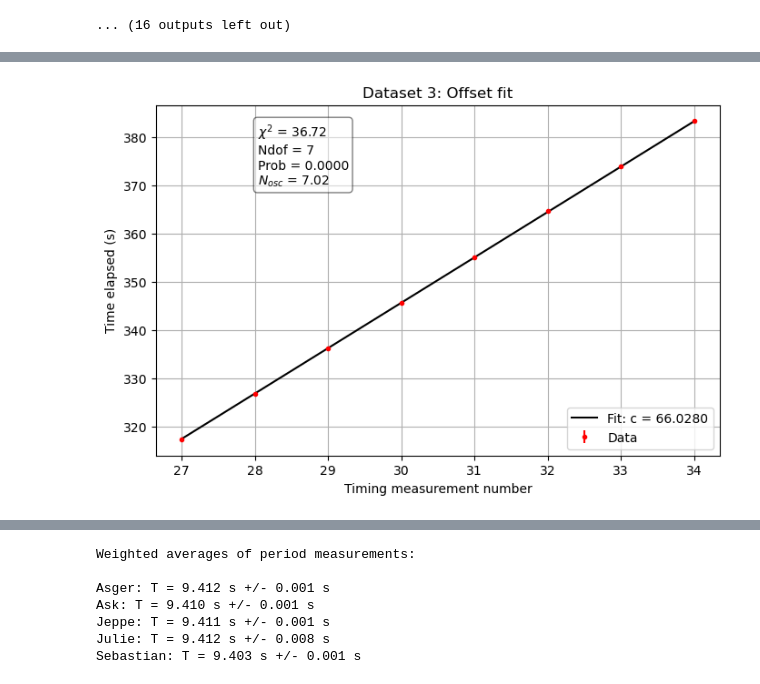
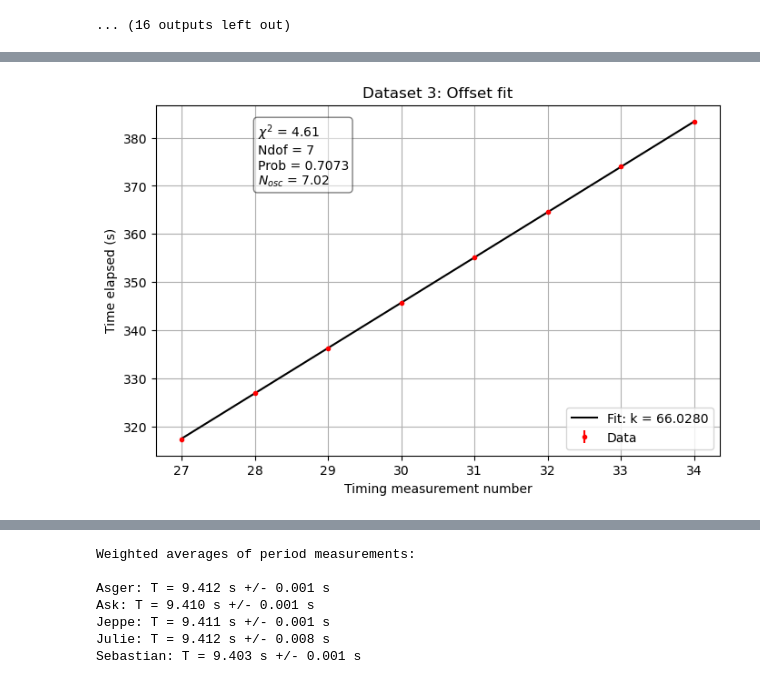
Before and after one commit to Julieloegstrup/Project, a Jupyter notebook: Pendulum/asger/asger_pendulum.ipynb, the cells around one changed output, grey strips where cells are left out. Saved outputs shown, nothing was run; the diff lists cells and outputs as text; code cells hidden in the pictures.

```diff
--- a/Pendulum/asger/asger_pendulum.ipynb
+++ b/Pendulum/asger/asger_pendulum.ipynb
@@ -452,7 +452,8 @@ for dat in data_sets:
 
     # Use previous linear fit parameters as fixed
     a_fixed, b_fixed = new_fit_params[i][:2]
-    sig = np.array(sigmas[i])
+    #sig = np.array(sigmas[i])
+    sig=0.1
     x0, jump0 = 25, 10  # adjust per dataset
 
     if i==1 or i==2 or i==4:
@@ -514,8 +515,8 @@ for dat in data_sets:
 # %%
 # Model: linear fit with fixed slope and intercept, free offset c
 def make_lin_fit_for_minuit(a_fixed, b_fixed):
-    def lin_fit_for_minuit(n, c):
-        return a_fixed*n + b_fixed + c
+    def lin_fit_for_minuit(n, k):
+        return (a_fixed*n) + b_fixed + k
     return lin_fit_for_minuit
 
 
@@ -540,7 +541,8 @@ for i, (n, t) in enumerate(data_sets):
     # Fixed slope/intercept from early fit
     # -------------------------------------
     a_fixed, b_fixed = new_fit_params[i][:2]
-    sig = float(sigmas[i])        # single sigma value for all points
+    #sig = float(sigmas[i])*2        # single sigma value for all points
+    sig=0.1
 
     # Build the model with local a_fixed,b_fixed
     lin_fit_for_minuit = make_lin_fit_for_minuit(a_fixed, b_fixed)
@@ -551,11 +553,12 @@ for i, (n, t) in enumerate(data_sets):
     c0 = 0.0   # reasonable starting guess
 
     chi2 = cost.LeastSquares(n, t, sig, lin_fit_for_minuit)
-    m = Minuit(chi2, c=c0)
+    m = Minuit(chi2, k=2)
     m.migrad()
 
-    c_fit = m.values["c"]
-    offset_list.append(c_fit)
+    #c_fit = m.values["c"]
+    #offset_list.append(c_fit)
+    k_fit = m.values["k"]
 
     # ------------------------------
     # Chi2 and p-value
@@ -565,35 +568,35 @@ for i, (n, t) in enumerate(data_sets):
     Prob = stats.chi2.sf(chi2_val, Ndof)
 
     # Derived oscillation count
-    N_osc = c_fit / a_fixed
+    N_osc = k_fit / a_fixed
 
     # ------------------------------
     # Plot
     # ------------------------------
     plt.figure(figsize=(8,5))
     plt.errorbar(n, t, yerr=sig, fmt='.', color='red', label='Data')
 
     n_fit = np.linspace(n.min(), n.max(), 200)
-    t_fit = a_fixed*n_fit + b_fixed + c_fit
-    plt.plot(n_fit, t_fit, color='black', label=f'Fit: c = {c_fit:.4f}')
+    t_fit = (a_fixed*n_fit) + b_fixed + k_fit
+    plt.plot(n_fit, t_fit, color='black', label=f'Fit: k = {k_fit:.4f}')
 
     plt.xlabel('Timing measurement number')
     plt.ylabel('Time elapsed (s)')
     plt.title(f"Dataset {i}: Offset fit")
 
     plt.text(0.18, 0.95,
              f"$\\chi^2$ = {chi2_val:.2f}\n"
              f"Ndof = {Ndof}\n"
              f"Prob = {Prob:.4f}\n"
              f"$N_{{osc}}$ = {N_osc:.2f}",
              transform=plt.gca().transAxes,
              verticalalignment='top',
              bbox=dict(boxstyle='round', facecolor='white', alpha=0.5))
 
     plt.legend()
     plt.grid(True)
     plt.show()
 # %% [output]
 [figure]
 [figure]
-[figure, old version]
+[figure, new version]
```
Also changed, not shown: parts of 6 cells of this notebook.
